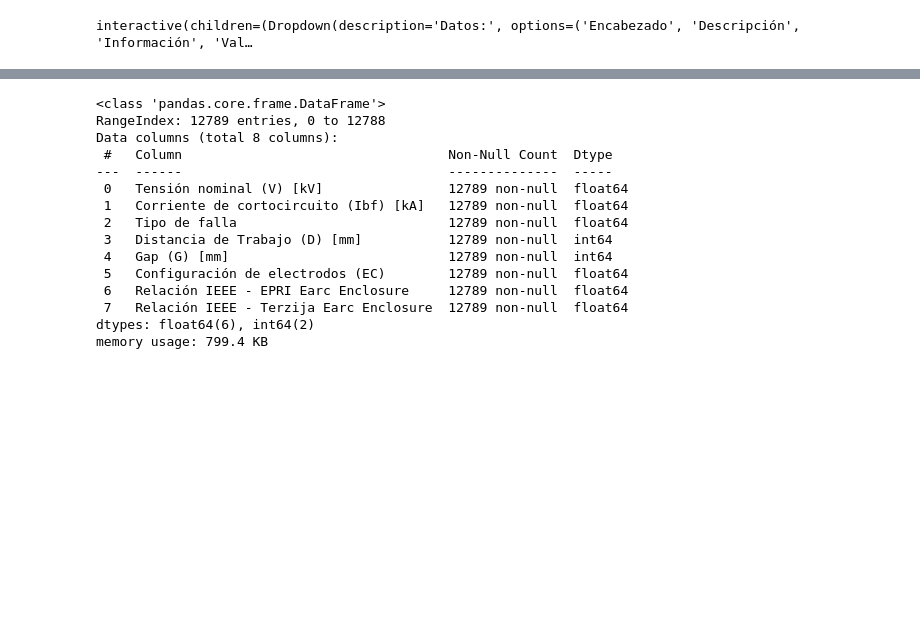
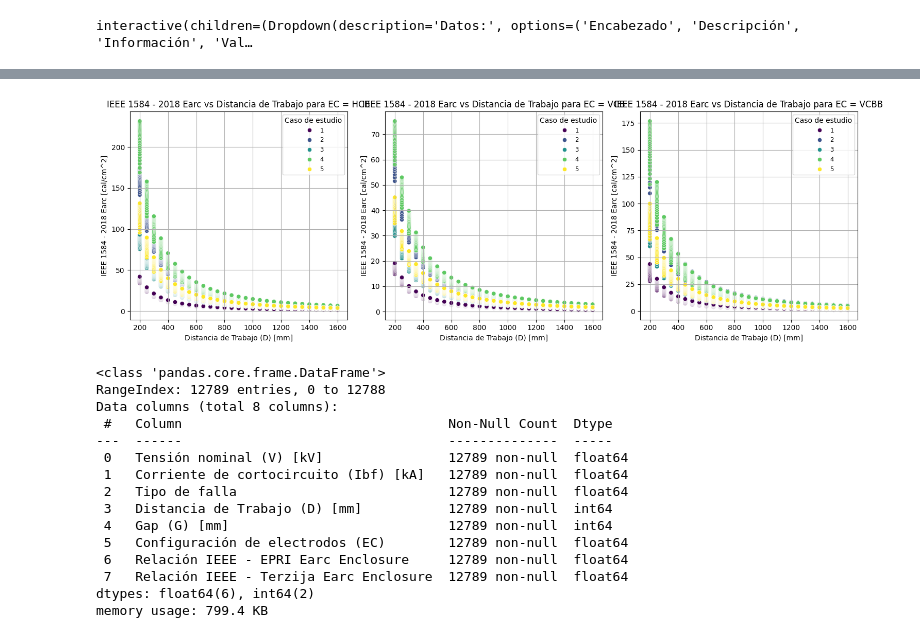
Before and after one commit to alvillegasru/15_kV_Arc_Flash, a Jupyter notebook: Cuadernos/Analisis_Comparativo.ipynb, the cells around one changed output, grey strips where cells are left out. Drawn from its saved outputs; the diff is of its cells as text; code cells hidden in the pictures; blank space fills up the shorter version.

```diff
--- a/Cuadernos/Analisis_Comparativo.ipynb
+++ b/Cuadernos/Analisis_Comparativo.ipynb
@@ -244,4 +217,35 @@ dataset_validacion
 5046 rows × 17 columns
+# %%
+import matplotlib.pyplot as plt
+import seaborn as sns
+
+# Definir las configuraciones de electrodos
+configuraciones = ['HCB', 'VCB', 'VCBB']
+
+# Crear una figura con subplots para cada configuración
+fig, axes = plt.subplots(1, 3, figsize=(15, 5))  # 1 fila, 3 columnas
+
+# Iterar sobre las configuraciones y crear las gráficas
+for i, config in enumerate(configuraciones):
+    # Filtrar los datos para la configuración actual
+    data_config = dataset_analisis[dataset_analisis['Configuración de electrodos (EC)'] == config]
+
+    # Crear la gráfica en el subplot correspondiente
+    sns.scatterplot(x='Distancia de Trabajo (D) [mm]', y='IEEE 1584 - 2018 Earc [cal/cm^2]',
+                    hue='Caso de estudio', data=data_config, ax=axes[i], palette='viridis')
+    axes[i].set_title(f'IEEE 1584 - 2018 Earc vs Distancia de Trabajo para EC = {config}')
+    axes[i].set_xlabel('Distancia de Trabajo (D) [mm]')
+    axes[i].set_ylabel('IEEE 1584 - 2018 Earc [cal/cm^2]')
+    axes[i].grid(True)
+    axes[i].legend(title='Caso de estudio', loc='upper right', fontsize='small')  # Personalizar la leyenda
+
+# Ajustar el espaciado entre los subplots
+plt.tight_layout()
+
+# Mostrar la figura con las tres gráficas
+plt.show()
+# %% [output]
+[figure, added]
 # %%
 #Aplicar las opciones seleccionadas por el usuario
 RSC_clean = visualizer.cleaned_data
```
Also changed, not shown: parts of 4 cells of this notebook.
